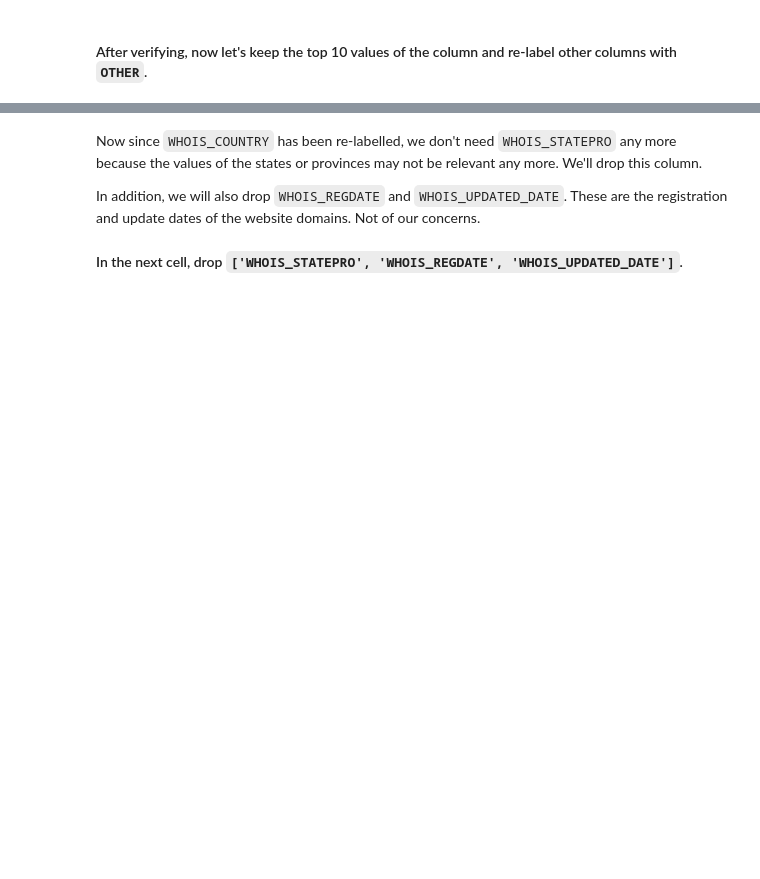
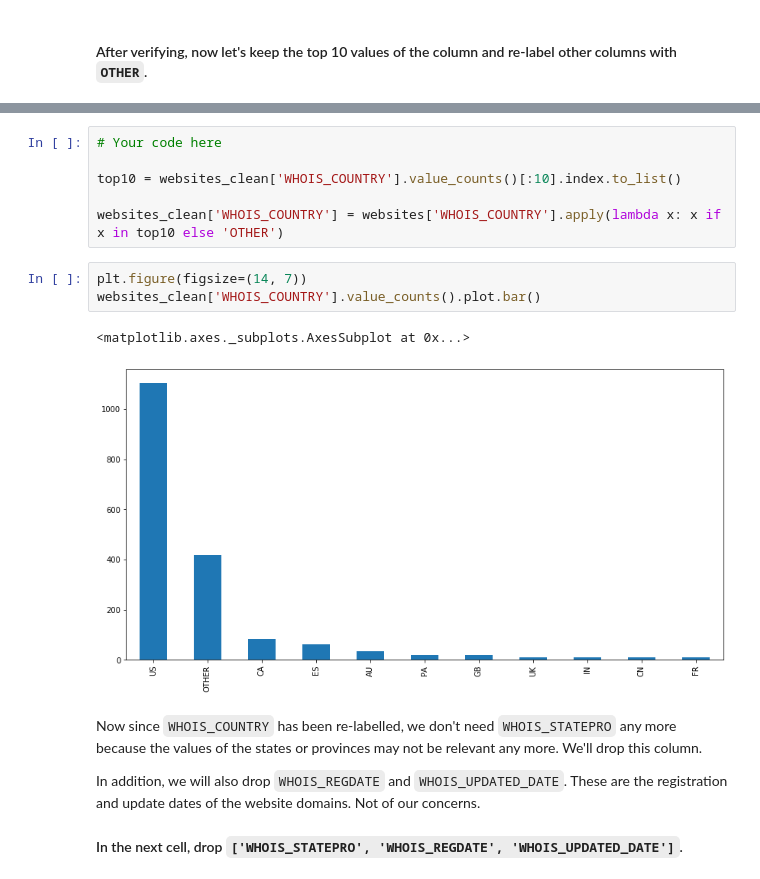
Before and after one commit to ta-datapt-bcn/lab-supervised-learning, a Jupyter notebook: your-code/main.ipynb, the cells around one changed output, grey strips where cells are left out. Cells and saved outputs as stored; diff of their text form; blank space fills up the shorter version.

```diff
--- a/your-code/main.ipynb
+++ b/your-code/main.ipynb
@@ -130,3 +329,15 @@ The `WHOIS_COUNTRY` column happens to be this case. You can verify it by print a
+# %%
+# Your code here
+
+top10 = websites_clean['WHOIS_COUNTRY'].value_counts()[:10].index.to_list()
+
+websites_clean['WHOIS_COUNTRY'] = websites['WHOIS_COUNTRY'].apply(lambda x: x if x in top10 else 'OTHER')
+# %%
+plt.figure(figsize=(14, 7))
+websites_clean['WHOIS_COUNTRY'].value_counts().plot.bar()
+# %% [output]
+<matplotlib.axes._subplots.AxesSubplot at 0x...>
+[figure, added]
 # %% [markdown]
 Now since `WHOIS_COUNTRY` has been re-labelled, we don't need `WHOIS_STATEPRO` any more because the values of the states or provinces may not be relevant any more. We'll drop this column.
 
```
Also changed, not shown: parts of 70 cells of this notebook, 1 other file.
